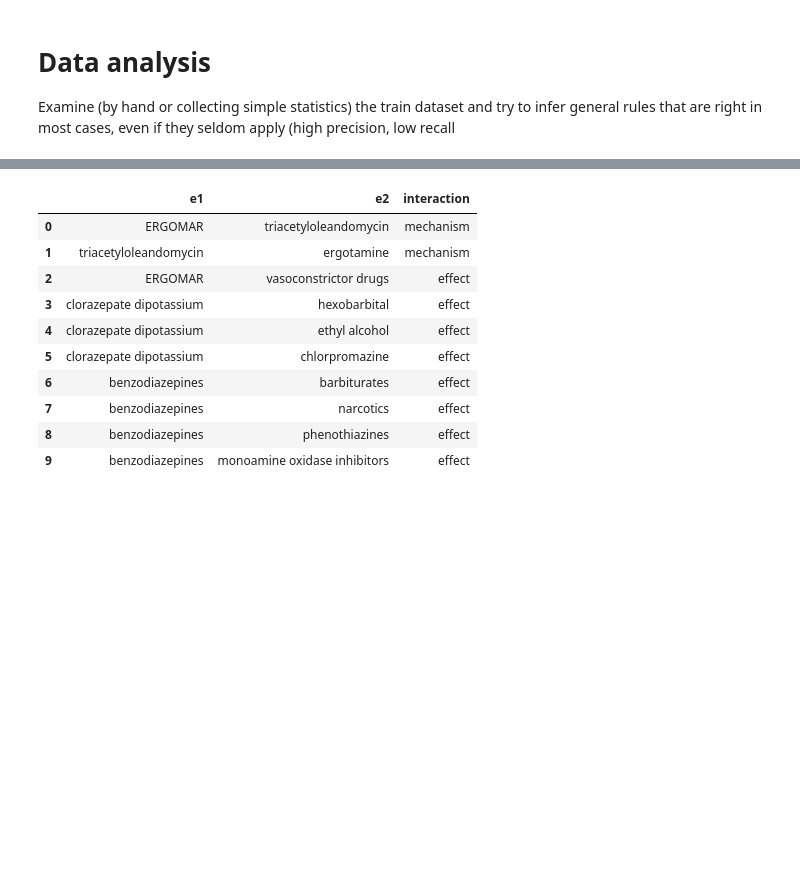
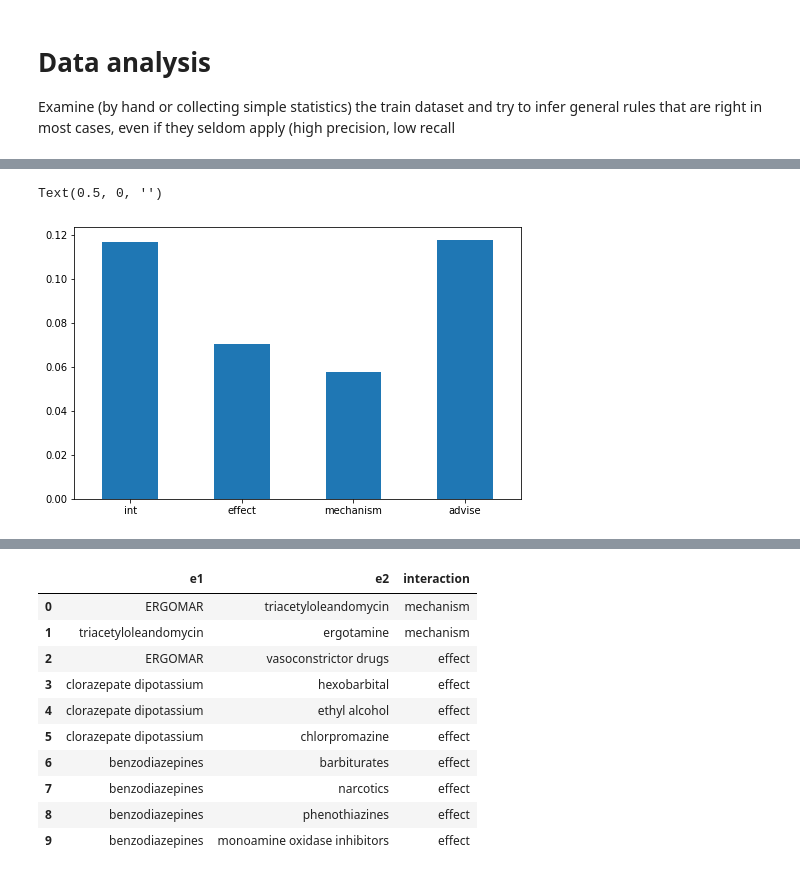
Before and after one commit to mponsclo/Advanced_Human_Language_Technologies, a Jupyter notebook: 2. DDI/EDA.ipynb, the cells around one changed output, grey strips where cells are left out. Saved outputs shown, nothing was run; the diff lists cells and outputs as text; code cells hidden in the pictures; blank space fills up the shorter version.

```diff
--- a/2. DDI/EDA.ipynb
+++ b/2. DDI/EDA.ipynb
@@ -46,0 +218,12 @@ print(pairs)
+# %%
+#e2is an NNP
+df2 = pd.DataFrame({'lab' : ['int', 'effect', 'mechanism', 'advise'], 'Count' : [df_int.loc[lambda df: df['e2_tag']=='NNP'].count()[0]/int_count,
+                                                                            df_effect.loc[lambda df: df['e2_tag']=='NNP'].count()[0]/effect_count,
+                                                                            df_mechanism.loc[lambda df: df['e2_tag']=='NNP'].count()[0]/mechanism_count,
+                                                                            df_advise.loc[lambda df: df['e2_tag']=='NNP'].count()[0]/advise_count]})
+
+ax = df2.plot.bar(x='lab', y = 'Count', figsize = (8,5), rot=0, legend = False)
+ax.set_xlabel("")
+# %% [output]
+Text(0.5, 0, '')
+[figure, added]
```
Also changed, not shown: parts of 19 cells of this notebook.
